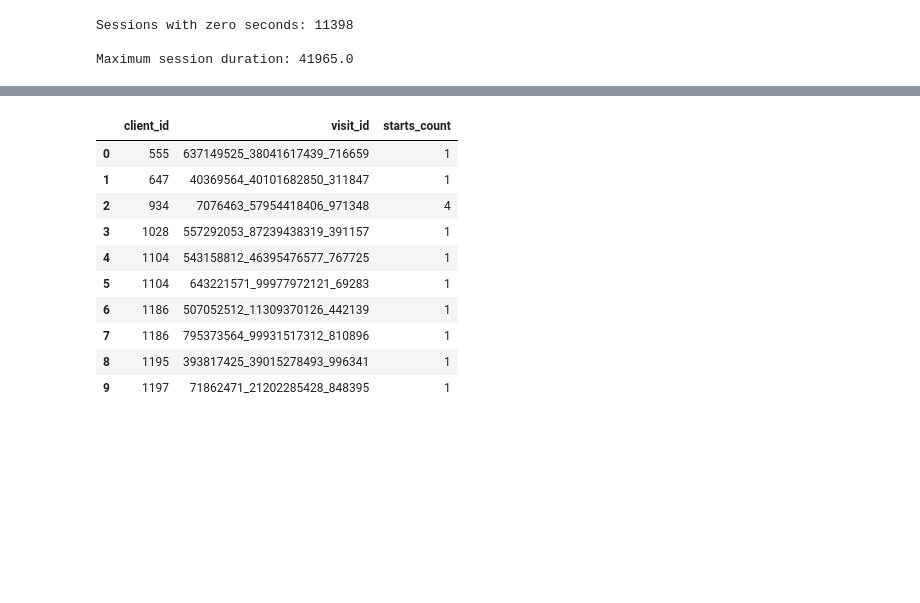
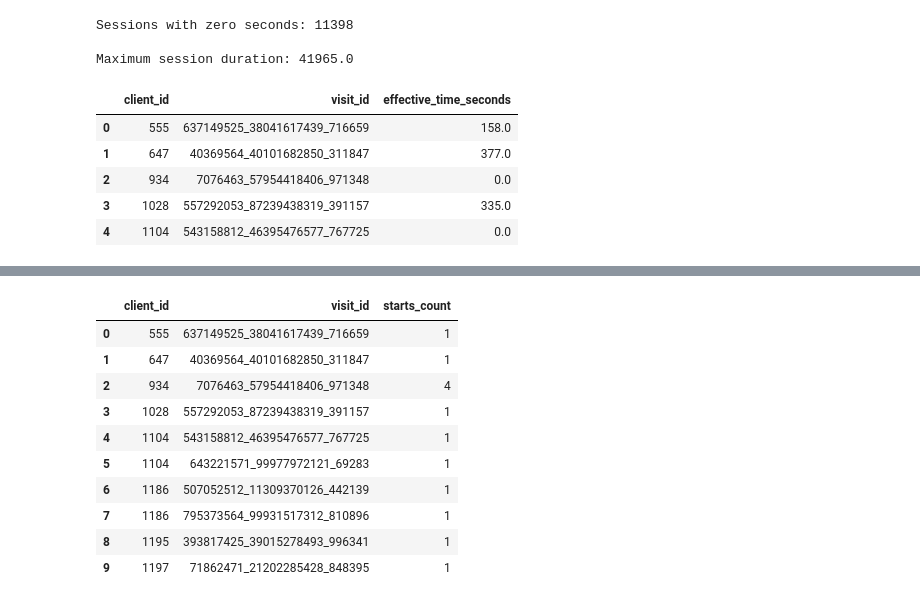
Before and after one commit to gebra117649/vanguard-project, a Jupyter notebook: notebooks/master_session_data.ipynb, the cells around one changed output, grey strips where cells are left out. Saved outputs shown, nothing was run; the diff lists cells and outputs as text; code cells hidden in the pictures; blank space fills up the shorter version.

```diff
--- a/notebooks/master_session_data.ipynb
+++ b/notebooks/master_session_data.ipynb
@@ -565,0 +581,20 @@ Maximum session duration: 41965.0
+# %%
+# Sum the time spent moving forward by one step in each session
+web_data["forward_time_seconds"] = time_between_events.where(
+    step_change == 1, 0
+)
+
+effective_time = (
+    web_data.groupby(["client_id", "visit_id"])["forward_time_seconds"]
+    .sum()
+    .reset_index(name="effective_time_seconds")
+)
+
+display(effective_time.head())
+# %% [output]
+|  | client_id | visit_id | effective_time_seconds |
+| 0 | 555 | 637149525_38041617439_716659 | 158.0 |
+| 1 | 647 | 40369564_40101682850_311847 | 377.0 |
+| 2 | 934 | 7076463_57954418406_971348 | 0.0 |
+| 3 | 1028 | 557292053_87239438319_391157 | 335.0 |
+| 4 | 1104 | 543158812_46395476577_767725 | 0.0 |
```
Also changed, not shown: parts of 9 cells of this notebook, 3 other files.
